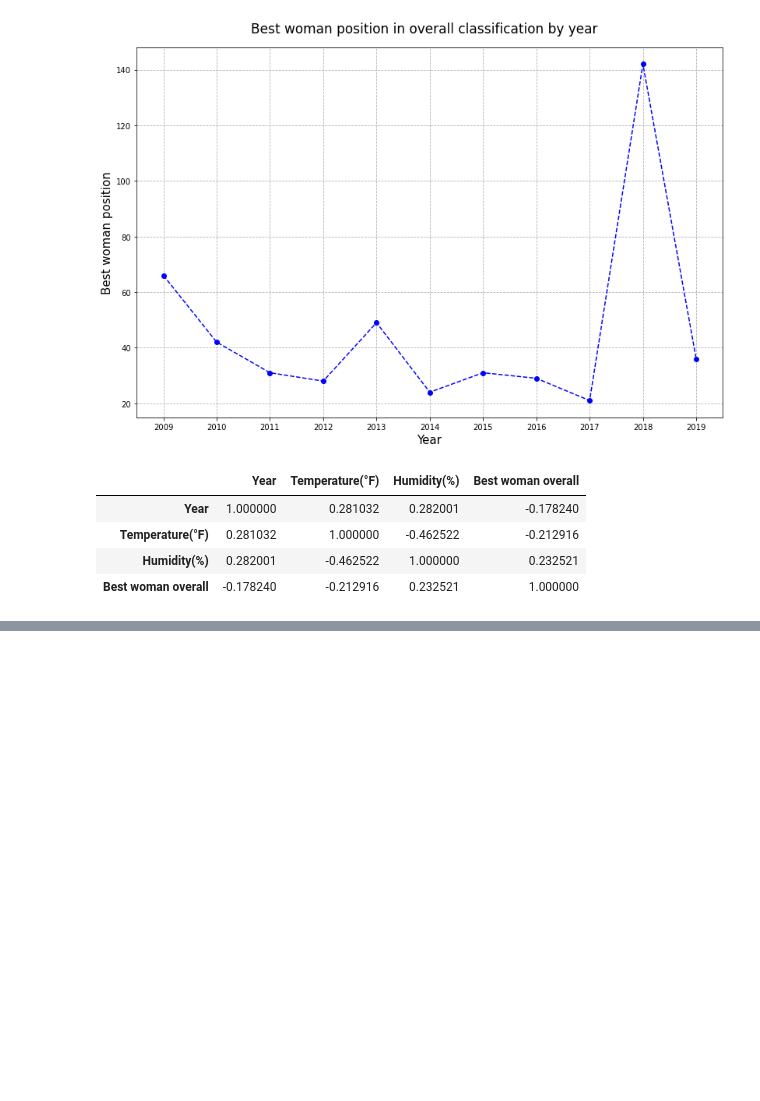
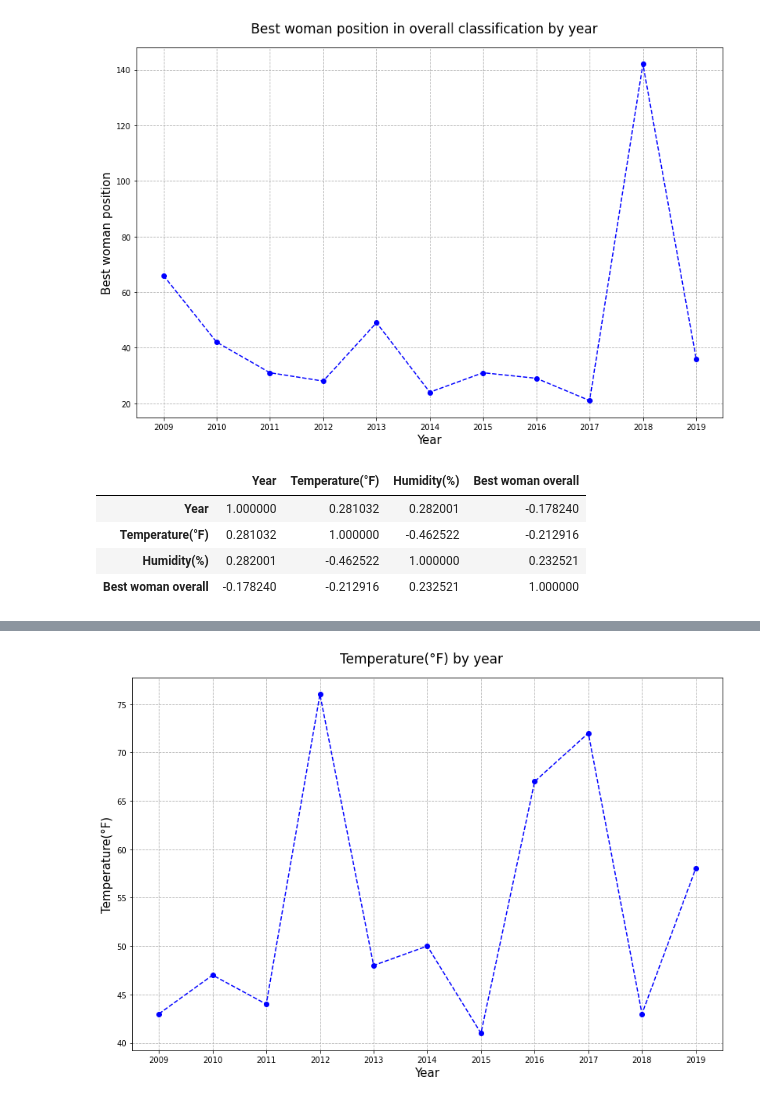
Before and after one commit to tadeq/Boston-marathon-data-analysis, a Jupyter notebook: data_analysis.ipynb, the cells around one changed output, grey strips where cells are left out. Cells and saved outputs as stored; diff of their text form; code cells hidden in the pictures; blank space fills up the shorter version.

Commit message:
add different correlations with weather

```diff
--- a/data_analysis.ipynb
+++ b/data_analysis.ipynb
@@ -578,0 +672,6 @@ weather_by_year.corr()
+# %%
+temperatures_df = weather.iloc[::-1].set_index('Year')['Temperature(°F)']
+prepare_basic_line_chart(temperatures_df.to_dict(), 'Temperature(°F) by year', 'Year', 'Temperature(°F)')
+plt.savefig('img/temperature_by_year.png')
+# %% [output]
+[figure, added]
```
Also changed, not shown: parts of 8 cells of this notebook.
